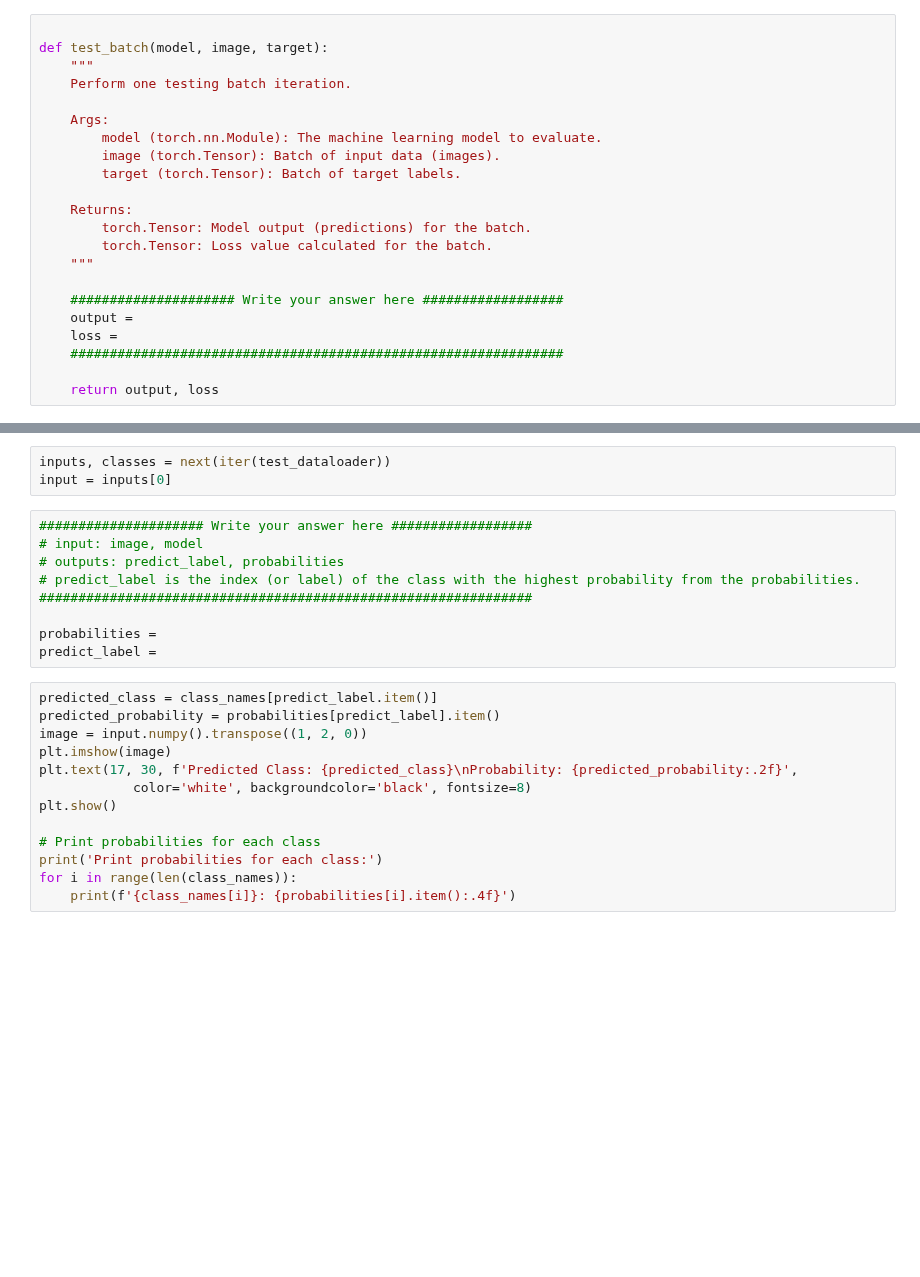
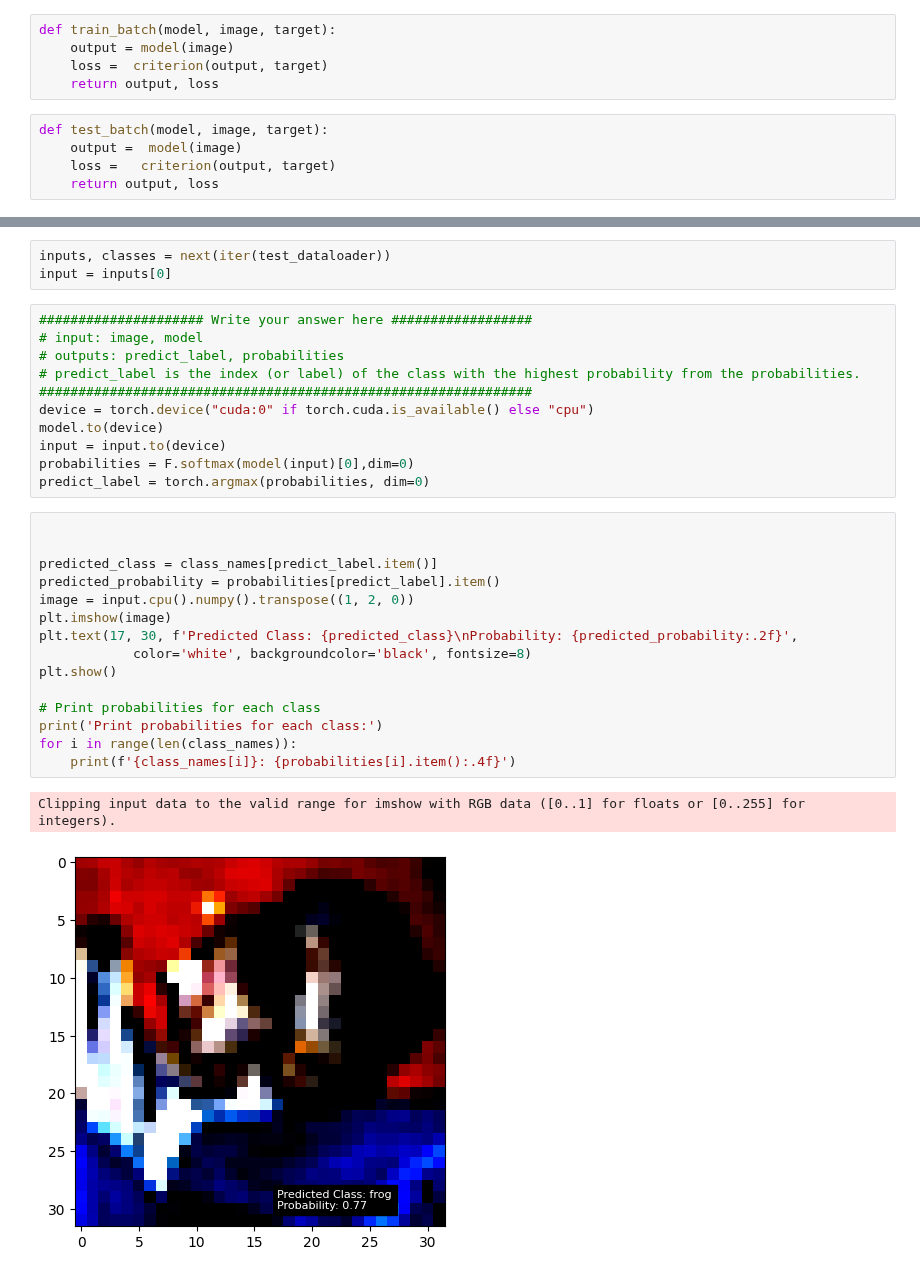
Before and after one commit to SustechSTA303/STA303-Assignment01, a Jupyter notebook: Assignment01.ipynb, the cells around one changed output, grey strips where cells are left out. Drawn from its saved outputs; the diff is of its cells as text; blank space fills up the shorter version.

```diff
--- a/Assignment01.ipynb
+++ b/Assignment01.ipynb
@@ -140,25 +145,13 @@ def train_batch(model, image, target):
-# %%
-
-def test_batch(model, image, target):
-    """
-    Perform one testing batch iteration.
-
-    Args:
-        model (torch.nn.Module): The machine learning model to evaluate.
-        image (torch.Tensor): Batch of input data (images).
-        target (torch.Tensor): Batch of target labels.
-
-    Returns:
-        torch.Tensor: Model output (predictions) for the batch.
-        torch.Tensor: Loss value calculated for the batch.
-    """
-
-    ##################### Write your answer here ##################
-    output =
-    loss =
-    ###############################################################
-
-    return output, loss
+# %%
+def train_batch(model, image, target):
+    output = model(image)
+    loss =  criterion(output, target)
+    return output, loss
+# %%
+def test_batch(model, image, target):
+    output =  model(image)
+    loss =   criterion(output, target)
+    return output, loss
 # %% [markdown]
 ### Model Training
 # %%
@@ -270,19 +265,26 @@ input = inputs[0]
 # outputs: predict_label, probabilities
 # predict_label is the index (or label) of the class with the highest probability from the probabilities.
 ###############################################################
-
-probabilities =
-predict_label =
+device = torch.device("cuda:0" if torch.cuda.is_available() else "cpu")
+model.to(device)
+input = input.to(device)
+probabilities = F.softmax(model(input)[0],dim=0)
+predict_label = torch.argmax(probabilities, dim=0)
 # %%
+
+
 predicted_class = class_names[predict_label.item()]
 predicted_probability = probabilities[predict_label].item()
-image = input.numpy().transpose((1, 2, 0))
+image = input.cpu().numpy().transpose((1, 2, 0))
 plt.imshow(image)
 plt.text(17, 30, f'Predicted Class: {predicted_class}\nProbability: {predicted_probability:.2f}',
             color='white', backgroundcolor='black', fontsize=8)
 plt.show()
 
 # Print probabilities for each class
 print('Print probabilities for each class:')
 for i in range(len(class_names)):
     print(f'{class_names[i]}: {probabilities[i].item():.4f}')
+# %% [output]
+Clipping input data to the valid range for imshow with RGB data ([0..1] for floats or [0..255] for integers).
+[figure, added]
```
Also changed, not shown: parts of 7 cells of this notebook, 13 other files.
